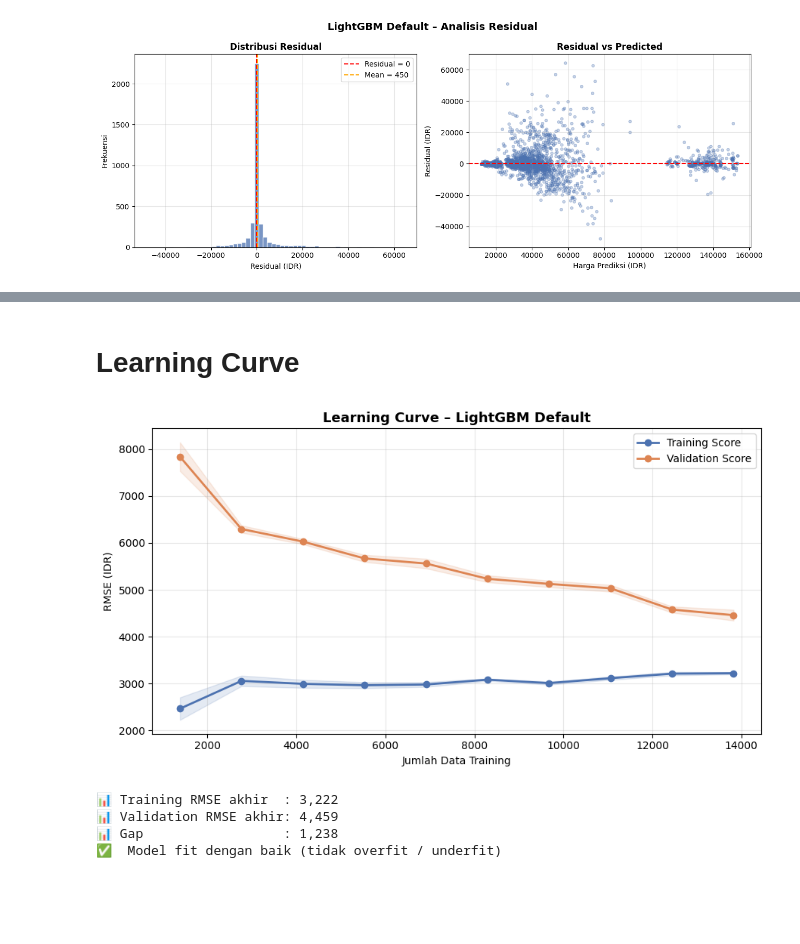
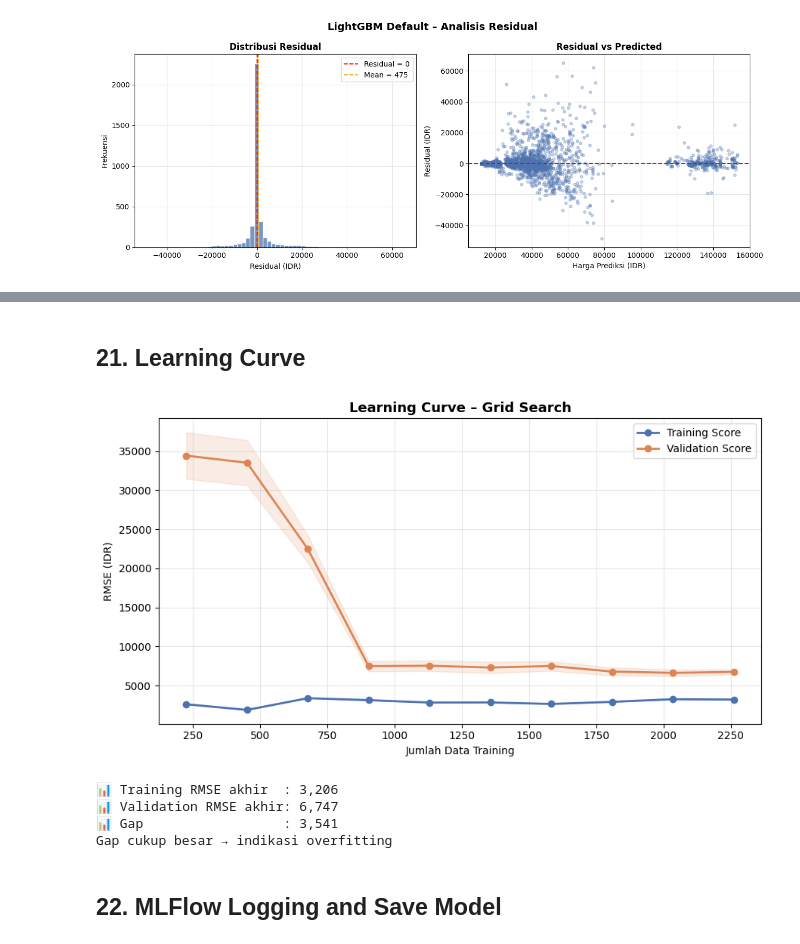
Before and after one commit to nicolausprima/PanganTrack, a Jupyter notebook: notebooks/04_Forecasting.ipynb, the cells around one changed output, grey strips where cells are left out. Cells and saved outputs as stored; diff of their text form; code cells hidden in the pictures; blank space fills up the shorter version.

```diff
--- a/notebooks/04_Forecasting.ipynb
+++ b/notebooks/04_Forecasting.ipynb
@@ -46,8 +55,8 @@ print("✅ Semua library berhasil diimport!")
 # %%
-X_train = pd.read_csv('X_train.csv')
-X_test  = pd.read_csv('X_test.csv')
-y_train = pd.read_csv('y_train.csv').squeeze()
-y_test  = pd.read_csv('y_test.csv').squeeze()
+X_train = pd.read_csv('../data/processed/X_train.csv')
+X_test  = pd.read_csv('../data/processed/X_test.csv')
+y_train = pd.read_csv('../data/processed/y_train.csv').squeeze()
+y_test  = pd.read_csv('../data/processed/y_test.csv').squeeze()
 
 print("Shape X_train :", X_train.shape)
 print("Shape X_test  :", X_test.shape)
@@ -190,5 +210,5 @@ print(f"   MAPE   : {results[best_model_name]['MAPE(%)']:.2f}%")
 # %%
-cv = KFold(n_splits=5, shuffle=True, random_state=42)
+cv = TimeSeriesSplit(n_splits=5)
 
 param_grid = {
     'n_estimators'  : [100, 200, 300],
@@ -210,10 +230,10 @@ grid_search.fit(X_train, y_train)
 grid_pred    = grid_search.best_estimator_.predict(X_test)
 grid_metrics = evaluate_model(y_test, grid_pred)
 
-print("\n✅ Grid Search selesai!")
-print(f"   Best Params : {grid_search.best_params_}")
-print(f"   CV RMSE     : {-grid_search.best_score_:,.0f}")
-print(f"   Test RMSE   : {grid_metrics['RMSE']:,.0f} | R²: {grid_metrics['R2']:.4f} | MAPE: {grid_metrics['MAPE(%)']:.2f}%")
+print('\nGrid Search selesai!')
+print(f'   Best Params : {grid_search.best_params_}')
+print(f'   CV RMSE     : {-grid_search.best_score_:,.0f}')
+print(f'   Test RMSE   : {grid_metrics["RMSE"]:,.0f} | R²: {grid_metrics["R2"]:.4f} | MAPE: {grid_metrics["MAPE(%)"]:,.2f}%')
 # %% [output]
 Fitting 5 folds for each of 36 candidates, totalling 180 fits
 
@@ -594,66 +632,58 @@ plt.show()
 # %% [markdown]
-# Learning Curve
+## 21. Learning Curve
 # %%
 from sklearn.model_selection import learning_curve
 
 train_sizes, train_scores, val_scores = learning_curve(
-    estimator  = final_model,
-    X          = pd.concat([X_train, X_test]),
-    y          = pd.concat([y_train, y_test]),
-    train_sizes= np.linspace(0.1, 1.0, 10),
-    scoring    = 'neg_root_mean_squared_error',
-    cv         = KFold(n_splits=5, shuffle=True, random_state=42),
-    n_jobs     = -1,
-    verbose    = 0
+    estimator   = final_model,
+    X           = X_train,
+    y           = y_train,
+    train_sizes = np.linspace(0.1, 1.0, 10),
+    scoring     = 'neg_root_mean_squared_error',
+    cv          = TimeSeriesSplit(n_splits=5),
+    n_jobs      = -1,
+    verbose     = 0
 )
 
-# Konversi ke positif
 train_scores_mean = -train_scores.mean(axis=1)
-train_scores_std  = train_scores.std(axis=1)
+train_scores_std  =  train_scores.std(axis=1)
 val_scores_mean   = -val_scores.mean(axis=1)
-val_scores_std    = val_scores.std(axis=1)
+val_scores_std    =  val_scores.std(axis=1)
 
 fig, ax = plt.subplots(figsize=(9, 5))
-
-# Plot garis
-ax.plot(train_sizes, train_scores_mean, 'o-', color='#4C72B0',
-        lw=2, label='Training Score')
-ax.plot(train_sizes, val_scores_mean,   'o-', color='#DD8452',
-        lw=2, label='Validation Score')
-
-# Shading area std
+ax.plot(train_sizes, train_scores_mean, 'o-', color='#4C72B0', lw=2, label='Training Score')
+ax.plot(train_sizes, val_scores_mean,   'o-', color='#DD8452', lw=2, label='Validation Score')
 ax.fill_between(train_sizes,
                 train_scores_mean - train_scores_std,
                 train_scores_mean + train_scores_std,
                 alpha=0.15, color='#4C72B0')
 ax.fill_between(train_sizes,
                 val_scores_mean - val_scores_std,
                 val_scores_mean + val_scores_std,
                 alpha=0.15, color='#DD8452')
-
-ax.set_title('Learning Curve – LightGBM Default', fontsize=13, fontweight='bold')
+ax.set_title(f'Learning Curve – {best_tuning_name}', fontsize=13, fontweight='bold')
 ax.set_xlabel('Jumlah Data Training')
 ax.set_ylabel('RMSE (IDR)')
 ax.legend(loc='upper right')
 ax.grid(alpha=0.3)
 plt.tight_layout()
 plt.show()
 
-# Kesimpulan otomatis
 gap = abs(train_scores_mean[-1] - val_scores_mean[-1])
-print(f"\n📊 Training RMSE akhir  : {train_scores_mean[-1]:,.0f}")
-print(f"📊 Validation RMSE akhir: {val_scores_mean[-1]:,.0f}")
-print(f"📊 Gap                  : {gap:,.0f}")
-
+print(f'\n📊 Training RMSE akhir  : {train_scores_mean[-1]:,.0f}')
+print(f'📊 Validation RMSE akhir: {val_scores_mean[-1]:,.0f}')
+print(f'📊 Gap                  : {gap:,.0f}')
 if gap > 3000:
-    print("⚠️  Gap cukup besar → indikasi overfitting")
+    print('Gap cukup besar → indikasi overfitting')
 elif train_scores_mean[-1] > 5000:
-    print("⚠️  Training RMSE masih tinggi → indikasi underfitting")
+    print('Training RMSE masih tinggi → indikasi underfitting')
 else:
-    print("✅  Model fit dengan baik (tidak overfit / underfit)")
+    print('Model fit dengan baik')
 # %% [output]
-[figure, old version]
+[figure, new version]
-📊 Training RMSE akhir  : 3,222
-📊 Validation RMSE akhir: 4,459
-📊 Gap                  : 1,238
-✅  Model fit dengan baik (tidak overfit / underfit)
+📊 Training RMSE akhir  : 3,206
+📊 Validation RMSE akhir: 6,747
+📊 Gap                  : 3,541
+Gap cukup besar → indikasi overfitting
+# %% [markdown]
+## 22. MLFlow Logging and Save Model
```
Also changed, not shown: parts of 38 cells of this notebook, 7 other files.
